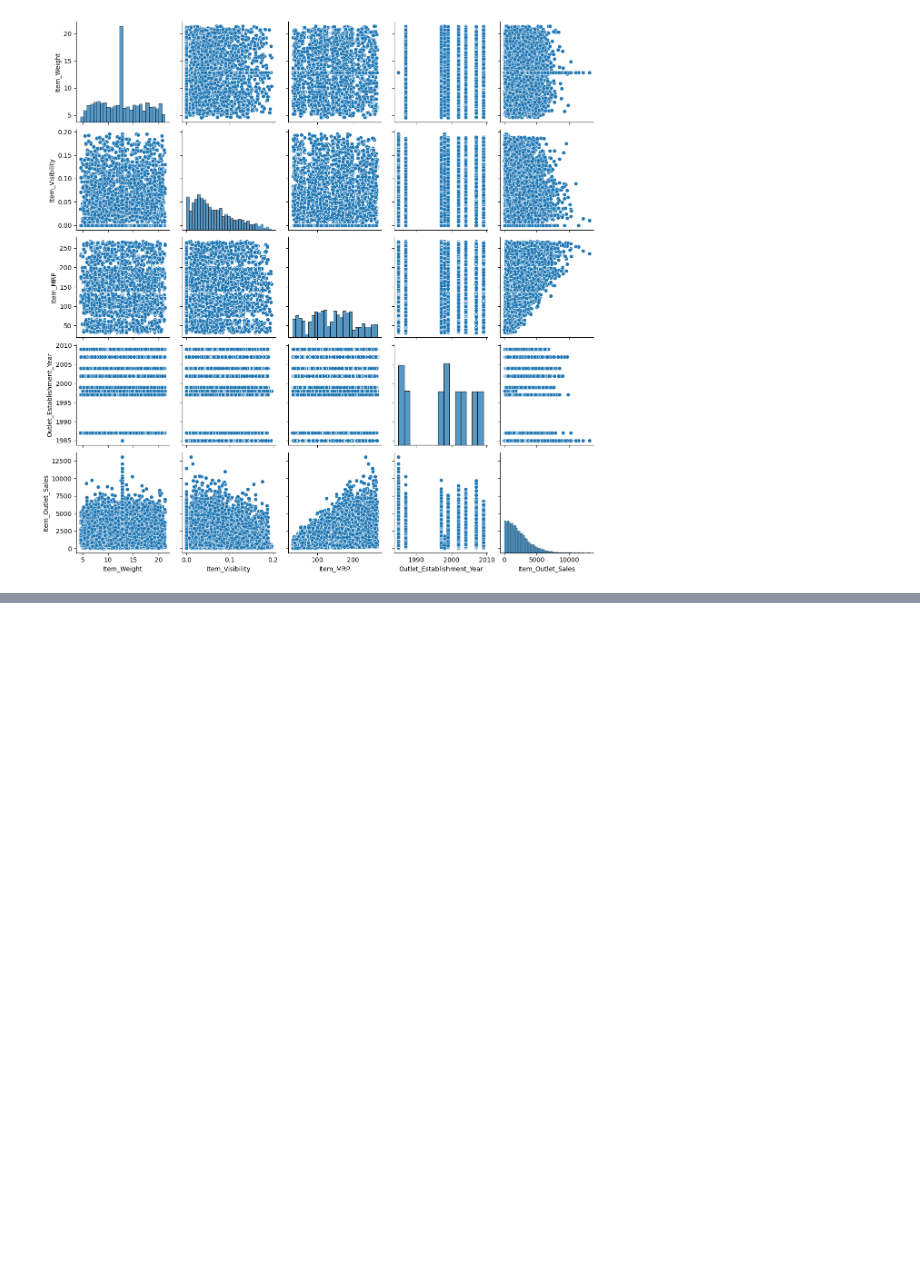
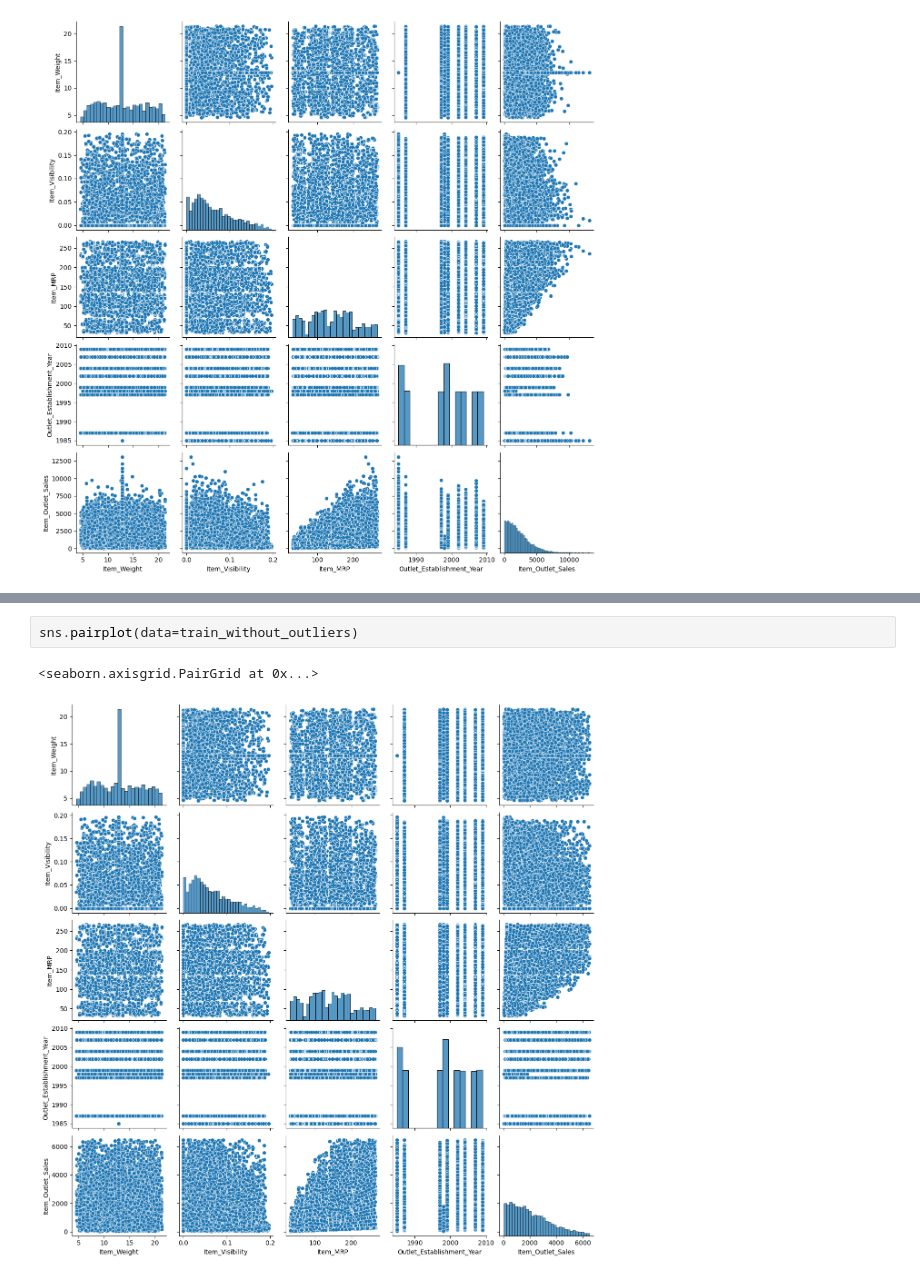
Before and after one commit to AyeshaIrshad1337/Big-Mart-Sales-Prediction, a Jupyter notebook: big-mart-sales-prediction.ipynb, the cells around one changed output, grey strips where cells are left out. Saved outputs shown, nothing was run; the diff lists cells and outputs as text; blank space fills up the shorter version.

```diff
--- a/big-mart-sales-prediction.ipynb
+++ b/big-mart-sales-prediction.ipynb
@@ -391,0 +397,5 @@ sns.pairplot(data=train_without_Visibility_outliers)
+# %%
+sns.pairplot(data=train_without_outliers)
+# %% [output]
+<seaborn.axisgrid.PairGrid at 0x...>
+[figure, added]
```
Also changed, not shown: parts of 2 cells of this notebook.
